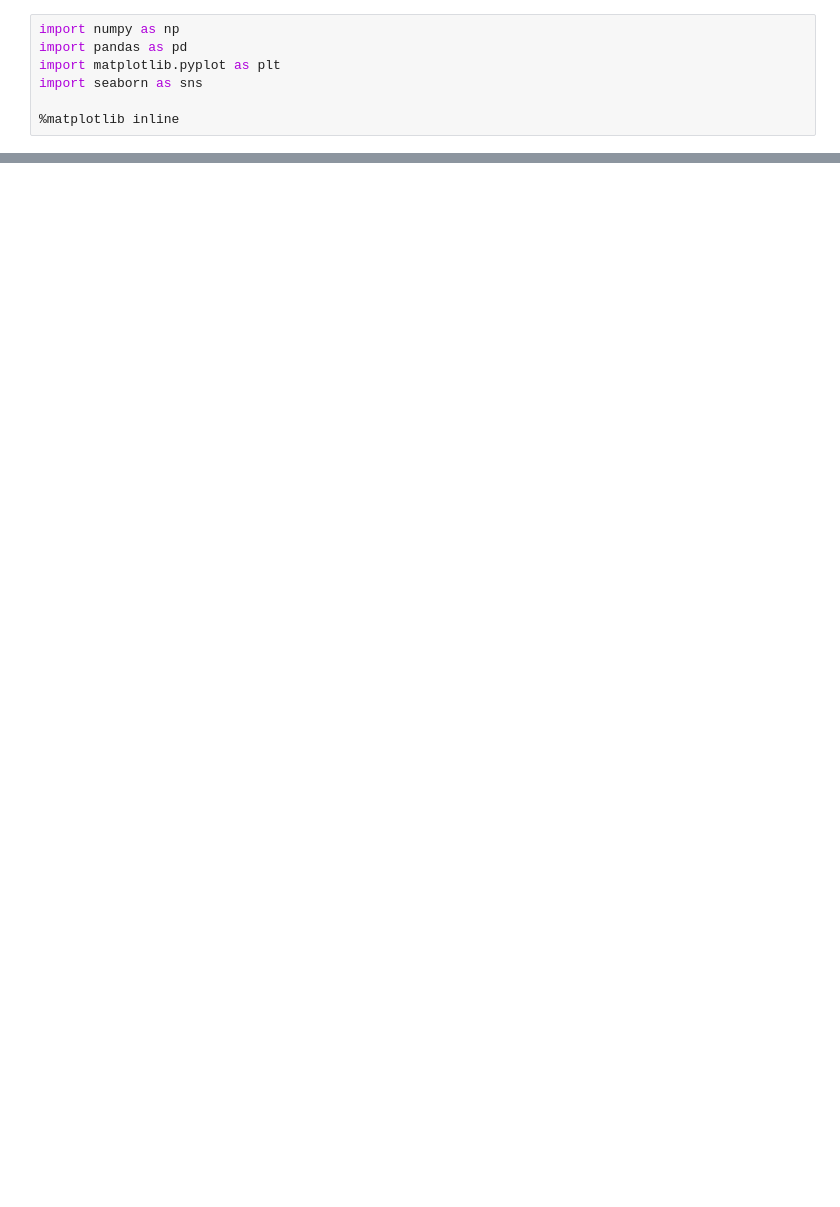
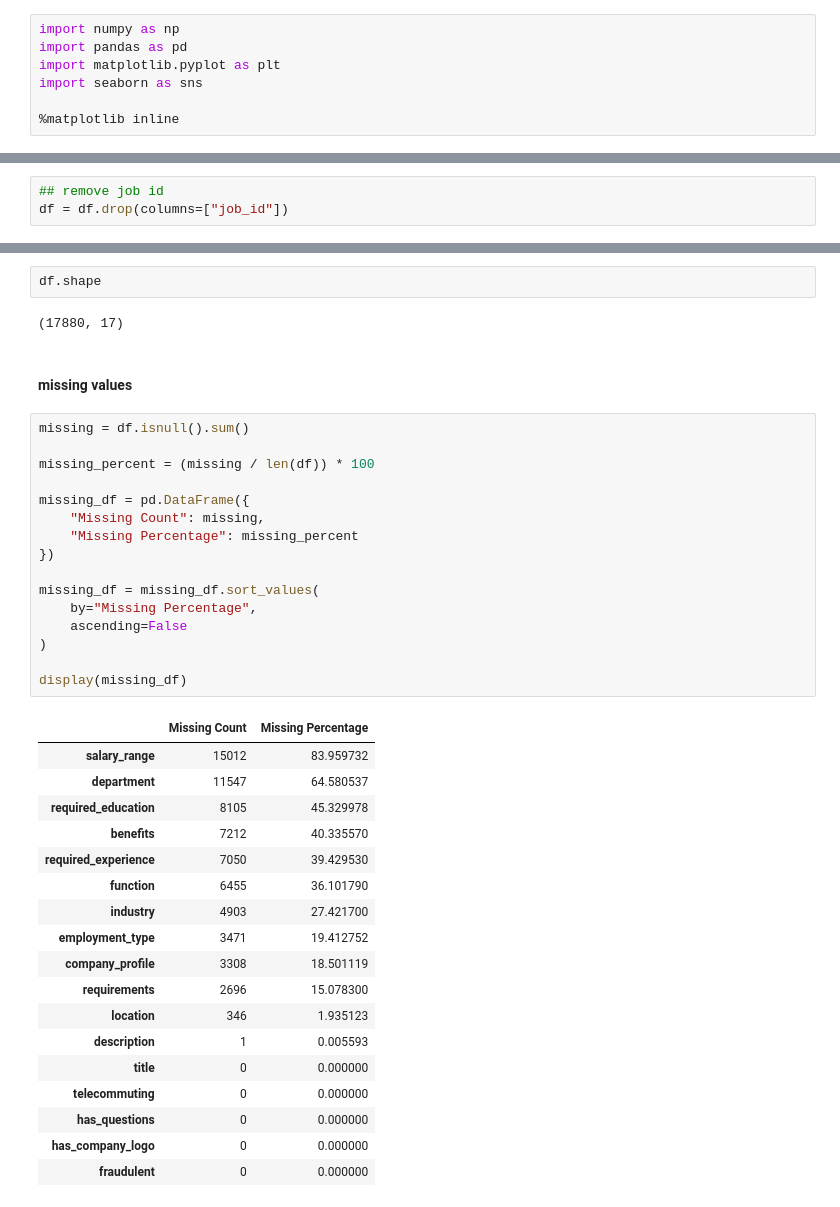
Before and after one commit to DEVELOPER-MANISH007/Kaggle-Notebook, a Jupyter notebook: 9.Notebook/Notebook/main.ipynb, the cells around one changed output, grey strips where cells are left out. Saved outputs shown, nothing was run; the diff lists cells and outputs as text; blank space fills up the shorter version.

```diff
--- a/9.Notebook/Notebook/main.ipynb
+++ b/9.Notebook/Notebook/main.ipynb
@@ -164,0 +228,3 @@ memory usage: 2.5+ MB
+# %%
+## remove job id
+df = df.drop(columns=["job_id"])
@@ -164,0 +247,41 @@ memory usage: 2.5+ MB
+# %%
+df.shape
+# %% [output]
+(17880, 17)
+# %% [markdown]
+#### missing values
+# %%
+missing = df.isnull().sum()
+
+missing_percent = (missing / len(df)) * 100
+
+missing_df = pd.DataFrame({
+    "Missing Count": missing,
+    "Missing Percentage": missing_percent
+})
+
+missing_df = missing_df.sort_values(
+    by="Missing Percentage",
+    ascending=False
+)
+
+display(missing_df)
+# %% [output]
+|  | Missing Count | Missing Percentage |
+| salary_range | 15012 | 83.959732 |
+| department | 11547 | 64.580537 |
+| required_education | 8105 | 45.329978 |
+| benefits | 7212 | 40.335570 |
+| required_experience | 7050 | 39.429530 |
+| function | 6455 | 36.101790 |
+| industry | 4903 | 27.421700 |
+| employment_type | 3471 | 19.412752 |
+| company_profile | 3308 | 18.501119 |
+| requirements | 2696 | 15.078300 |
+| location | 346 | 1.935123 |
+| description | 1 | 0.005593 |
+| title | 0 | 0.000000 |
+| telecommuting | 0 | 0.000000 |
+| has_questions | 0 | 0.000000 |
+| has_company_logo | 0 | 0.000000 |
+| fraudulent | 0 | 0.000000 |
```
Also changed, not shown: parts of 88 cells of this notebook, 4 other files.
